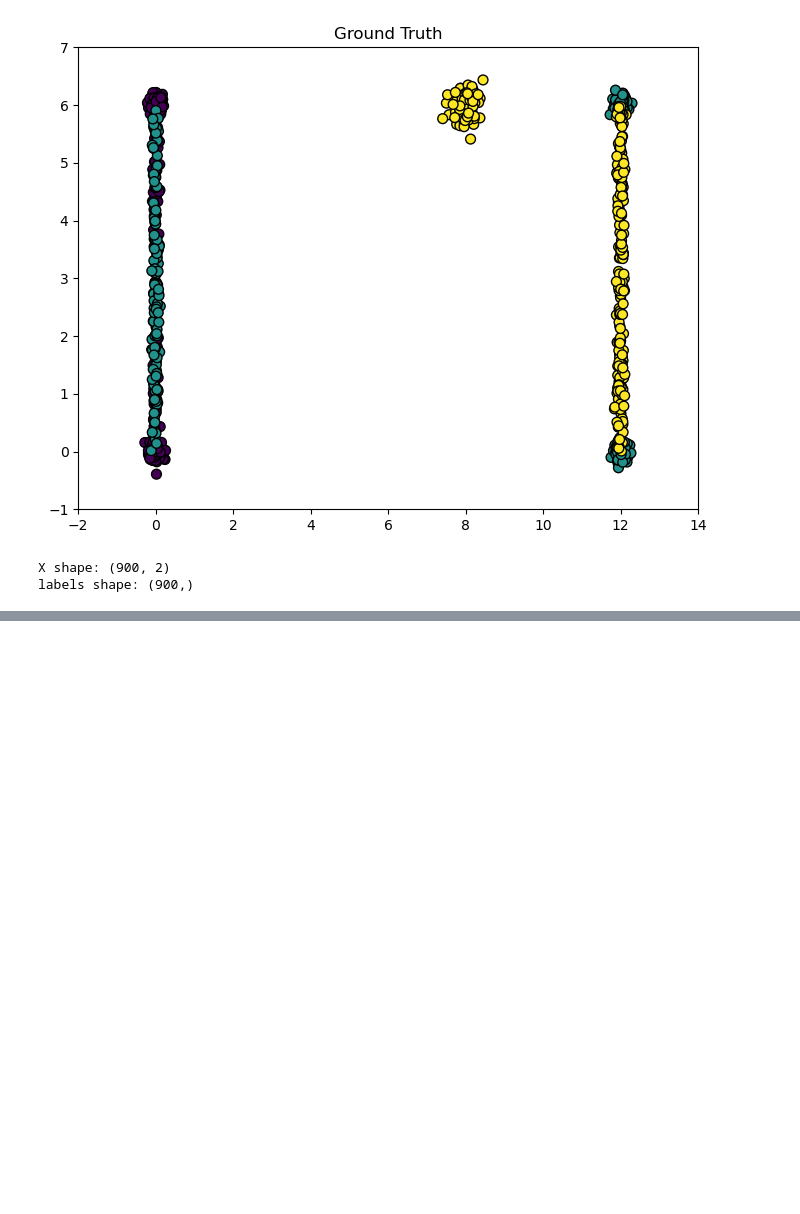
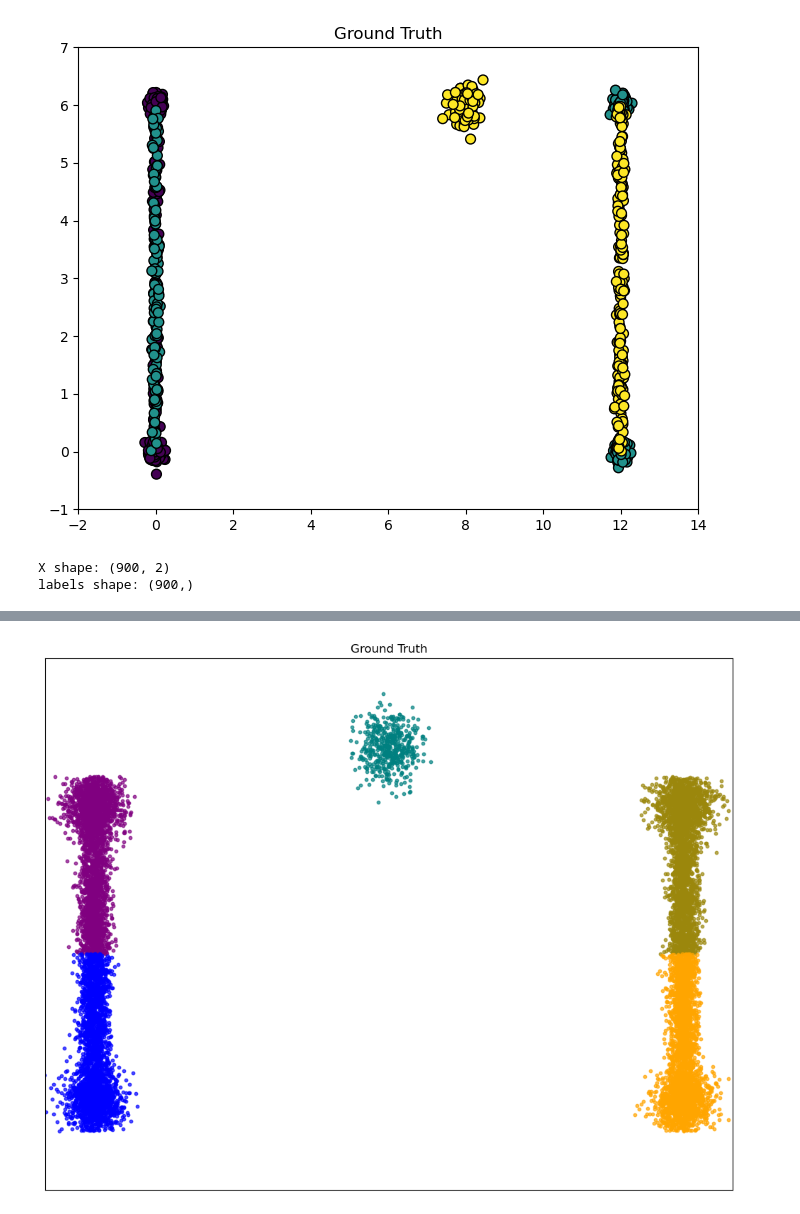
Before and after one commit to seolibek/Tufts2024, a Jupyter notebook: temp.ipynb, the cells around one changed output, grey strips where cells are left out. Cells and saved outputs as stored; diff of their text form; code cells hidden in the pictures; blank space fills up the shorter version.

```diff
--- a/temp.ipynb
+++ b/temp.ipynb
@@ -264,0 +325,73 @@ plot_ground_truth()
+# %%
+import numpy as np
+import matplotlib.pyplot as plt
+
+def generate_split_dumbbell_cluster(n_points, center, x_spread, y_spread, end_thickness):
+    # Generate points for the top half
+    top_half = np.random.normal(loc=(center[0], center[1] + y_spread/2),
+                                scale=(x_spread, y_spread/2),
+                                size=(n_points//2, 2))
+
+    # Generate points for the bottom half
+    bottom_half = np.random.normal(loc=(center[0], center[1] - y_spread/2),
+                                   scale=(x_spread, y_spread/2),
+                                   size=(n_points//2, 2))
+
+    # Add end thickness
+    top_end = np.random.normal(loc=(center[0], center[1] + y_spread),
+                               scale=(x_spread * end_thickness, y_spread * 0.1),
+                               size=(n_points//4, 2))
+    bottom_end = np.random.normal(loc=(center[0], center[1] - y_spread),
+                                  scale=(x_spread * end_thickness, y_spread * 0.1),
+                                  size=(n_points//4, 2))
+
+    # Combine all points
+    all_points = np.vstack((top_half, bottom_half, top_end, bottom_end))
+
+    # Remove points above and below the dumbbell
+    mask = (all_points[:, 1] >= center[1] - y_spread * 1.2) & (all_points[:, 1] <= center[1] + y_spread * 1.2)
+    return all_points[mask]
+
+def generate_compact_cluster(n_points, center, spread):
+    return np.random.normal(loc=center, scale=spread, size=(n_points, 2))
+
+def plot_ground_truth():
+    fig, ax = plt.subplots(figsize=(10, 8))
+
+    # Generate data for clusters
+    left_dumbbell = generate_split_dumbbell_cluster(4000, center=(0, 3), x_spread=0.15, y_spread=2.5, end_thickness=2)
+    right_dumbbell = generate_split_dumbbell_cluster(4000, center=(12, 3), x_spread=0.15, y_spread=2.5, end_thickness=2)
+    center_cluster = generate_compact_cluster(500, center=(6, 6.5), spread=0.3)
+
+    # Split dumbbells into top and bottom clusters
+    left_top = left_dumbbell[left_dumbbell[:, 1] > 3]
+    left_bottom = left_dumbbell[left_dumbbell[:, 1] <= 3]
+    right_top = right_dumbbell[right_dumbbell[:, 1] > 3]
+    right_bottom = right_dumbbell[right_dumbbell[:, 1] <= 3]
+
+    # Plot data
+    ax.scatter(left_top[:, 0], left_top[:, 1], c='purple', s=10, alpha=0.7)
+    ax.scatter(left_bottom[:, 0], left_bottom[:, 1], c='blue', s=10, alpha=0.7)
+    ax.scatter(center_cluster[:, 0], center_cluster[:, 1], c='teal', s=10, alpha=0.7)
+    ax.scatter(right_top[:, 0], right_top[:, 1], c='#9B870C', s=10, alpha=0.7)
+    ax.scatter(right_bottom[:, 0], right_bottom[:, 1], c='orange', s=10, alpha=0.7)
+
+    ax.set_xlim(-1, 13)
+    ax.set_ylim(-1, 8)
+    ax.set_title("Ground Truth")
+
+    # Remove ticks
+    ax.set_xticks([])
+    ax.set_yticks([])
+
+    # Ensure spines are visible
+    for spine in ax.spines.values():
+        spine.set_visible(True)
+
+    plt.tight_layout()
+    plt.show()
+
+# Generate and plot data
+plot_ground_truth()
+# %% [output]
+[figure, added]
```
Also changed, not shown: parts of 3 cells of this notebook.
